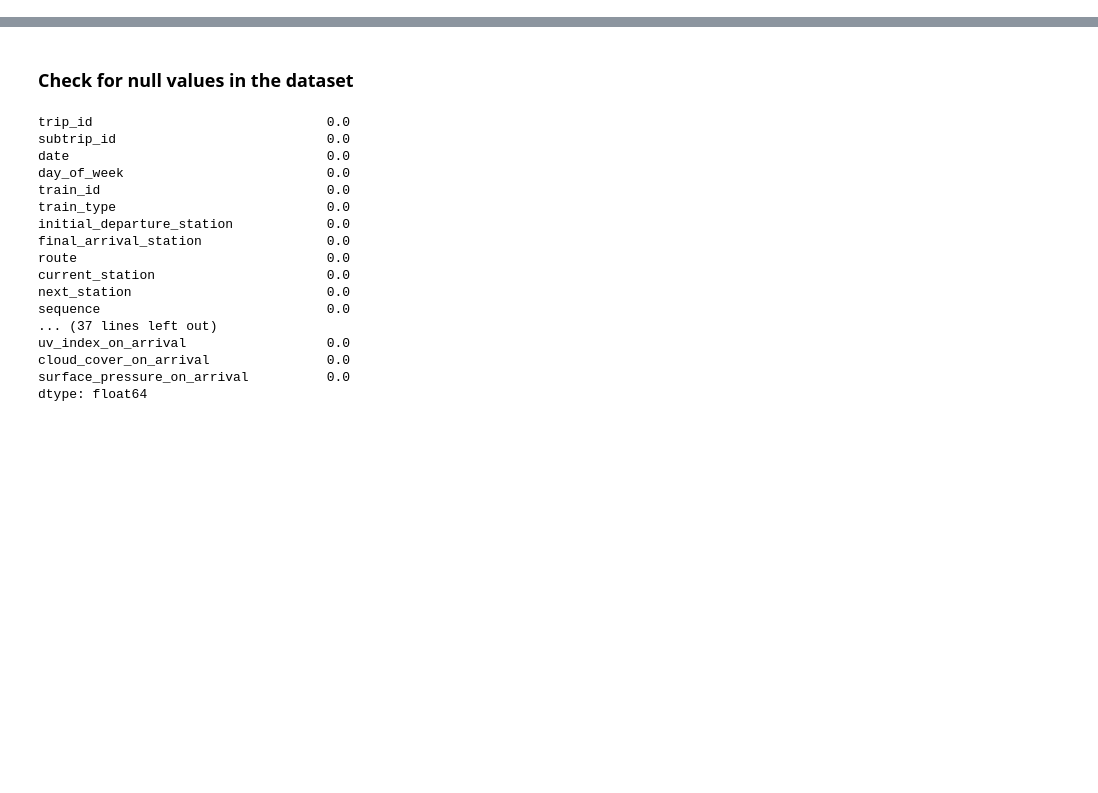
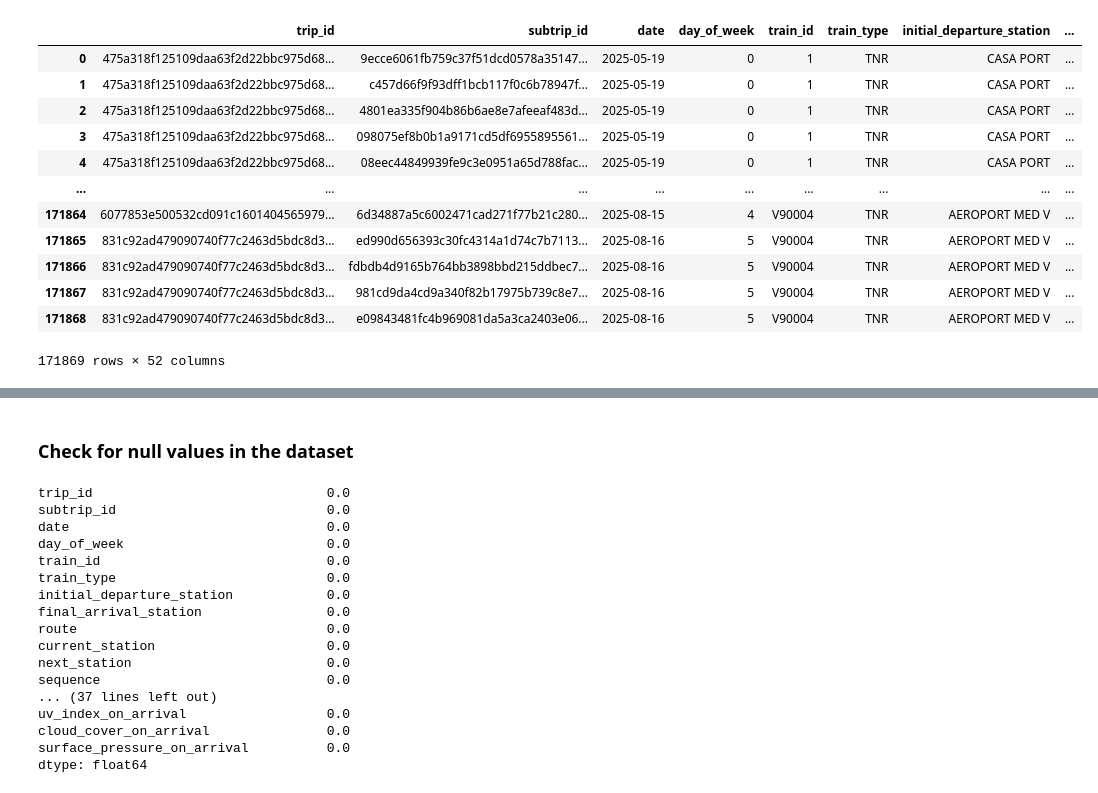
Before and after one commit to chelzakaria/ONCycle, a Jupyter notebook: experiments/notebooks/02_model_selection.ipynb, the cells around one changed output, grey strips where cells are left out. Saved outputs shown, nothing was run; the diff lists cells and outputs as text; code cells hidden in the pictures; blank space fills up the shorter version.

```diff
--- a/experiments/notebooks/02_model_selection.ipynb
+++ b/experiments/notebooks/02_model_selection.ipynb
@@ -23,6 +25,22 @@ warnings.filterwarnings('ignore')
 # %%
 with open('../data/trips_data.csv', 'r') as f:
     trip_data = pd.read_csv(f)
+# %%
+trip_data
+# %% [output]
+|  | trip_id | subtrip_id | date | day_of_week | train_id | train_type | initial_departure_station | ... |
+| 0 | 475a318f125109daa63f2d22bbc975d68... | 9ecce6061fb759c37f51dcd0578a35147... | 2025-05-19 | 0 | 1 | TNR | CASA PORT | ... |
+| 1 | 475a318f125109daa63f2d22bbc975d68... | c457d66f9f93dff1bcb117f0c6b78947f... | 2025-05-19 | 0 | 1 | TNR | CASA PORT | ... |
+| 2 | 475a318f125109daa63f2d22bbc975d68... | 4801ea335f904b86b6ae8e7afeeaf483d... | 2025-05-19 | 0 | 1 | TNR | CASA PORT | ... |
+| 3 | 475a318f125109daa63f2d22bbc975d68... | 098075ef8b0b1a9171cd5df6955895561... | 2025-05-19 | 0 | 1 | TNR | CASA PORT | ... |
+| 4 | 475a318f125109daa63f2d22bbc975d68... | 08eec44849939fe9c3e0951a65d788fac... | 2025-05-19 | 0 | 1 | TNR | CASA PORT | ... |
+| ... | ... | ... | ... | ... | ... | ... | ... | ... |
+| 171864 | 6077853e500532cd091c1601404565979... | 6d34887a5c6002471cad271f77b21c280... | 2025-08-15 | 4 | V90004 | TNR | AEROPORT MED V | ... |
+| 171865 | 831c92ad479090740f77c2463d5bdc8d3... | ed990d656393c30fc4314a1d74c7b7113... | 2025-08-16 | 5 | V90004 | TNR | AEROPORT MED V | ... |
+| 171866 | 831c92ad479090740f77c2463d5bdc8d3... | fdbdb4d9165b764bb3898bbd215ddbec7... | 2025-08-16 | 5 | V90004 | TNR | AEROPORT MED V | ... |
+| 171867 | 831c92ad479090740f77c2463d5bdc8d3... | 981cd9da4cd9a340f82b17975b739c8e7... | 2025-08-16 | 5 | V90004 | TNR | AEROPORT MED V | ... |
+| 171868 | 831c92ad479090740f77c2463d5bdc8d3... | e09843481fc4b969081da5a3ca2403e06... | 2025-08-16 | 5 | V90004 | TNR | AEROPORT MED V | ... |
+171869 rows × 52 columns
 # %%
 trip_data.info()
 # %% [output]
```
Also changed, not shown: parts of 21 cells of this notebook, 1 other file.
